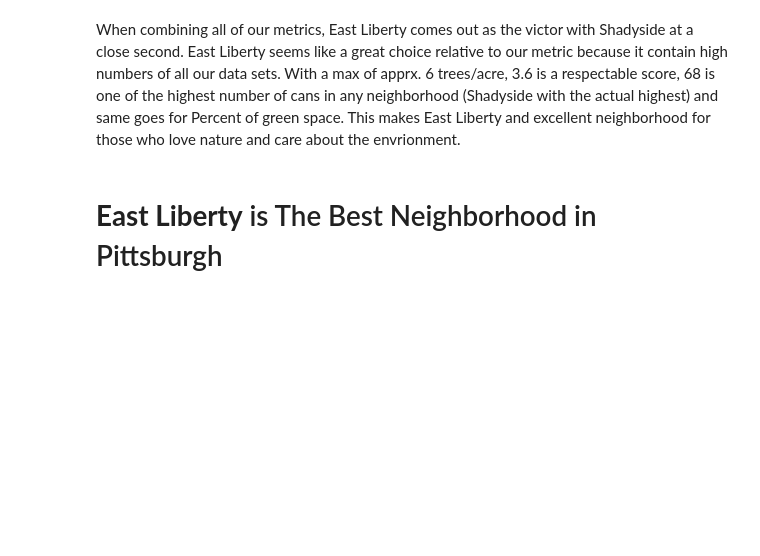
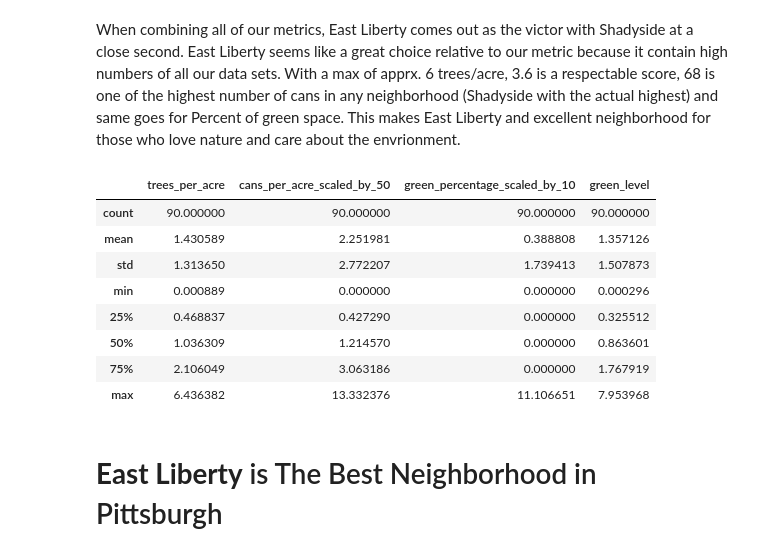
Before and after one commit to wal1624/CMPINF0010-Final-Project, a Jupyter notebook: Final-Presentation.ipynb, the cells around one changed output. Cells and saved outputs as stored; diff of their text form; code cells hidden in the pictures; blank space fills up the shorter version.

```diff
--- a/Final-Presentation.ipynb
+++ b/Final-Presentation.ipynb
@@ -180,5 +180,17 @@ green_metric.head(10)
 # %% [markdown]
 When combining all of our metrics, East Liberty comes out as the victor with Shadyside at a close second. East Liberty seems like a great choice relative to our metric because it contain high numbers of all our data sets. With a max of apprx. 6 trees/acre, 3.6 is a respectable score, 68 is one of the highest number of cans in any neighborhood (Shadyside with the actual highest) and same goes for Percent of green space. This makes East Liberty and excellent neighborhood for those who love nature and care about the envrionment.
+# %%
+green_metric.describe()
+# %% [output]
+|  | trees_per_acre | cans_per_acre_scaled_by_50 | green_percentage_scaled_by_10 | green_level |
+| count | 90.000000 | 90.000000 | 90.000000 | 90.000000 |
+| mean | 1.430589 | 2.251981 | 0.388808 | 1.357126 |
+| std | 1.313650 | 2.772207 | 1.739413 | 1.507873 |
+| min | 0.000889 | 0.000000 | 0.000000 | 0.000296 |
+| 25% | 0.468837 | 0.427290 | 0.000000 | 0.325512 |
+| 50% | 1.036309 | 1.214570 | 0.000000 | 0.863601 |
+| 75% | 2.106049 | 3.063186 | 0.000000 | 1.767919 |
+| max | 6.436382 | 13.332376 | 11.106651 | 7.953968 |
 # %% [markdown]
 # **East Liberty** is The Best Neighborhood in Pittsburgh
 # %% [markdown]
```
Also changed, not shown: parts of 4 cells of this notebook.
